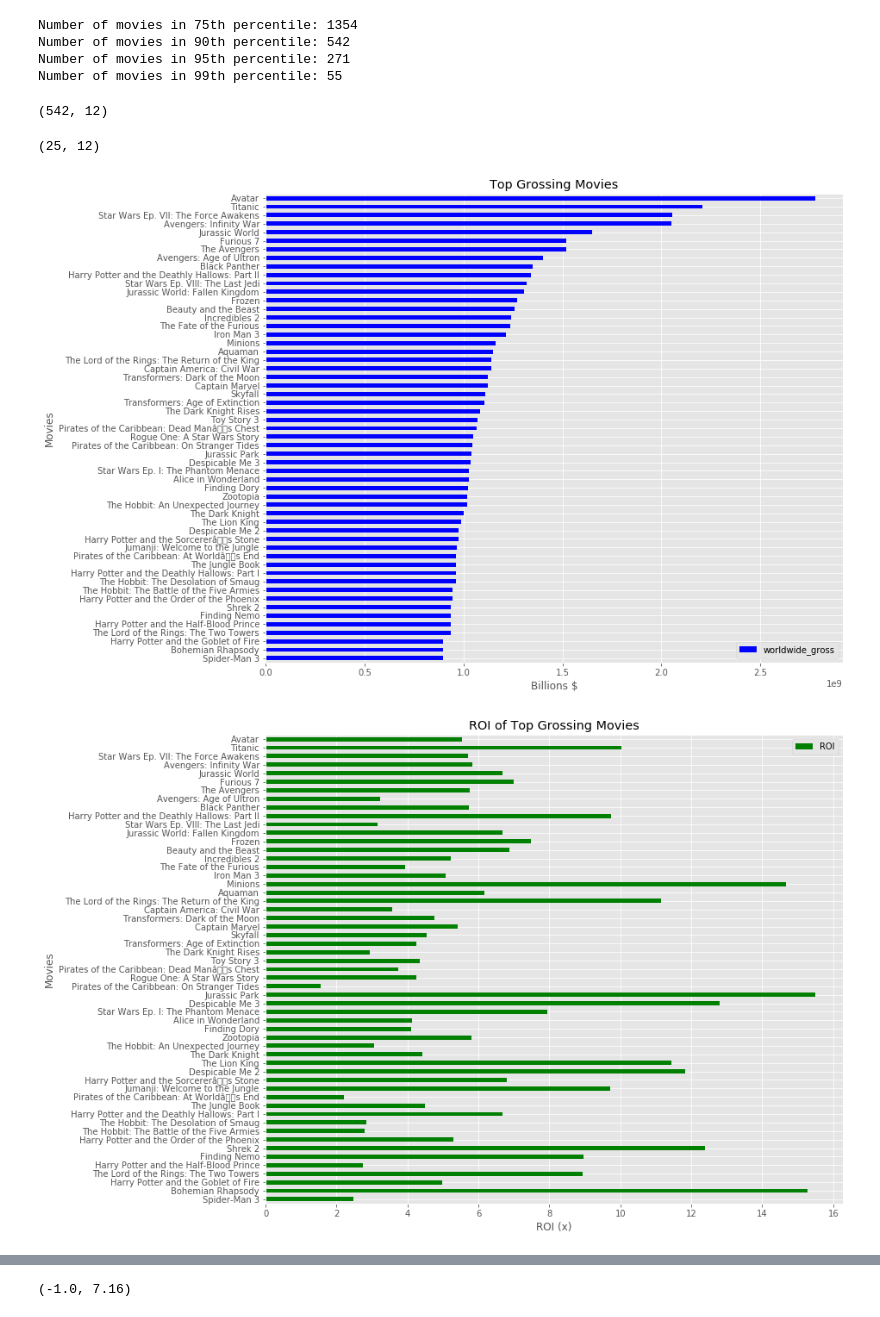
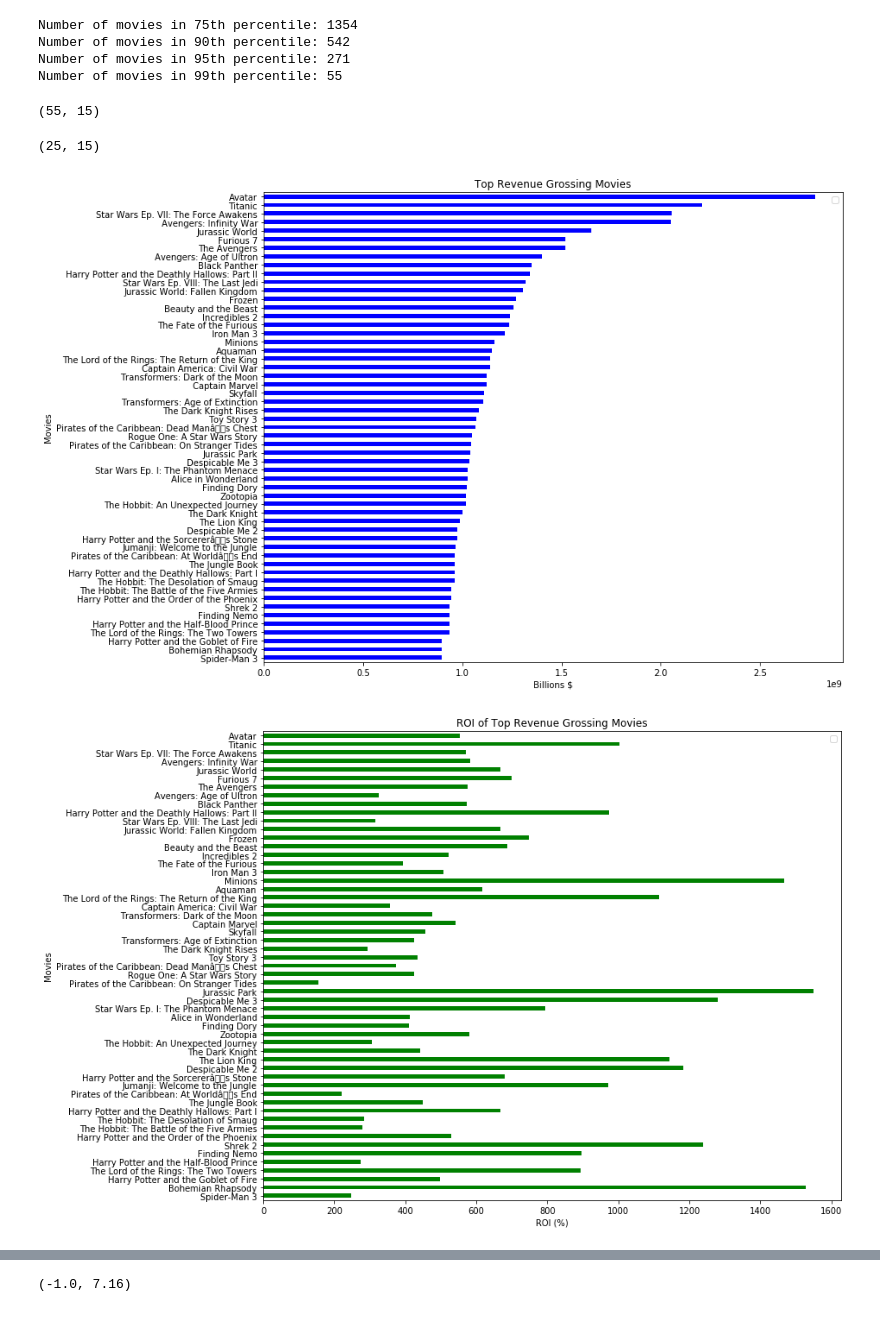
Before and after one commit to magalisolimano/dsc-mod-1-project-v2-1-online-ds-sp-000, a Jupyter notebook: student_4.9.ipynb, the cells around one changed output, grey strips where cells are left out. Saved outputs shown, nothing was run; the diff lists cells and outputs as text; code cells hidden in the pictures.

```diff
--- a/student_4.9.ipynb
+++ b/student_4.9.ipynb
@@ -466,6 +466,7 @@ df_financials.head(10)
 df_financials['foreign_gross'] = df_financials['worldwide_gross'] - df_financials['domestic_gross']
 df_financials['net_revenue'] = df_financials['worldwide_gross'] - df_financials['production_budget']
 df_financials['ROI'] = ((df_financials['worldwide_gross'] - df_financials['production_budget']) / df_financials['production_budget']).round(2)
+df_financials['ROIpct'] = (((df_financials['worldwide_gross'] - df_financials['production_budget']) / df_financials['production_budget'])*100).round(2)
 df_financials.head()
 # %% [output]
 |  | id | release_date | production_budget | domestic_gross | worldwide_gross | year | studio | ... |
@@ -574,0 +577,5 @@ df_financials[df_financials['title_yr'].duplicated() == True]
+# %%
+# Create month col
+df_financials['month_num'] = pd.DatetimeIndex(df_financials['release_date']).month
+df_financials['month'] = pd.to_datetime(df_financials['month_num'], format='%m').dt.month_name().str.slice(stop=3)
+df_financials.head()
@@ -680,36 +699,49 @@ Number of movies in 99th percentile: 55
 
 # Create new df - movies with gross revenue above 90th percentile
 df_grossrev_99p = df_financials[df_financials.worldwide_gross >= 8.938658e+08].sort_values('worldwide_gross', ascending = False)
-display(df_grossrev_90p.shape)
+display(df_grossrev_99p.shape)
 
 # top 25
 df_grossrev_top25 = df_financials.sort_values('worldwide_gross', ascending = False).head(25)
 display(df_grossrev_top25.shape)
 # %% [output]
-(542, 12)
+(55, 15)
-(25, 12)
+(25, 15)
 # %%
 # Graph gross revenue movies
 
-ax1 = df_grossrev_99p.plot.barh(x= 'title', y= 'worldwide_gross', color = 'blue', stacked=False, rot=0, figsize=(12,10))
+ax1 = df_grossrev_99p.plot.barh(x= 'title',
+                                y= 'worldwide_gross',
+                                color = 'blue',
+                                stacked=False,
+                                rot=0,
+                                figsize=(12,10),
+                                label = '_nolegend_')
 ax1.set(
-    title='Top Grossing Movies',
+    title='Top Revenue Grossing Movies',
     xlabel='Billions $',
     ylabel='Movies')
 ax1.invert_yaxis()
 
-ax2 = df_grossrev_99p.plot.barh(x= 'title', y = 'ROI', color = 'green', stacked=False, rot=0, figsize=(12,10))
+ax2 = df_grossrev_99p.plot.barh(x= 'title',
+                                y = 'ROIpct',
+                                color = 'green',
+                                stacked=False,
+                                rot=0,
+                                figsize=(12,10),
+                                label = '_nolegend_')
+
 ax2.set(
-    title='ROI of Top Grossing Movies',
-    xlabel='ROI (x)',
+    title='ROI of Top Revenue Grossing Movies',
+    xlabel='ROI (%)',
     ylabel='Movies')
 ax2.invert_yaxis()
 
 plt.style.use('ggplot')
 plt.show()
 # %% [output]
-[figure, old version]
+[figure, new version]
-[figure, old version]
+[figure, new version]
 # %%
 # Q2: Is movie industry profitable? Analysis w/o outliers and from year 2000 - present
 
```
Also changed, not shown: parts of 24 cells of this notebook.
